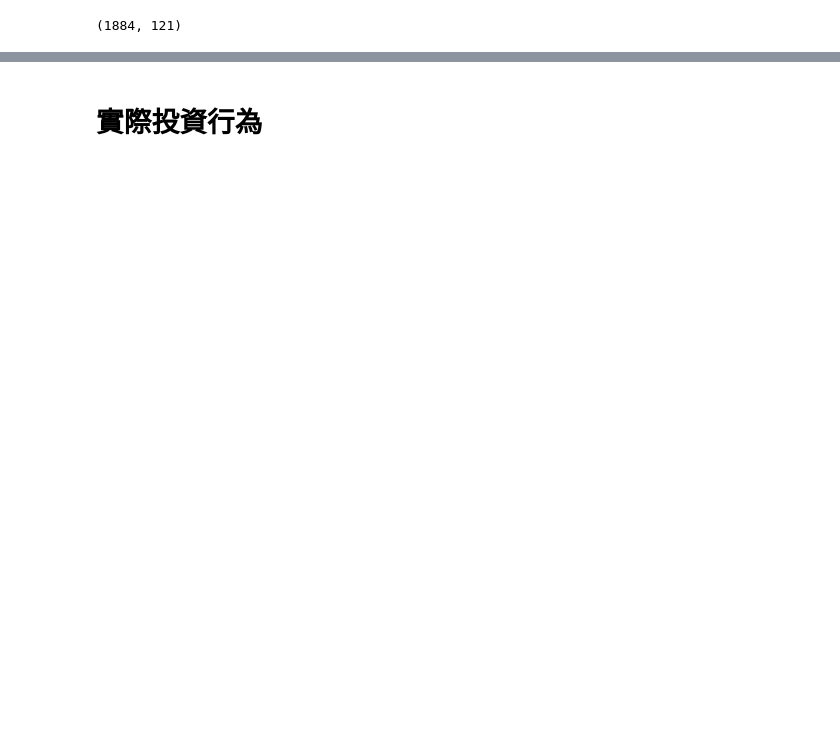
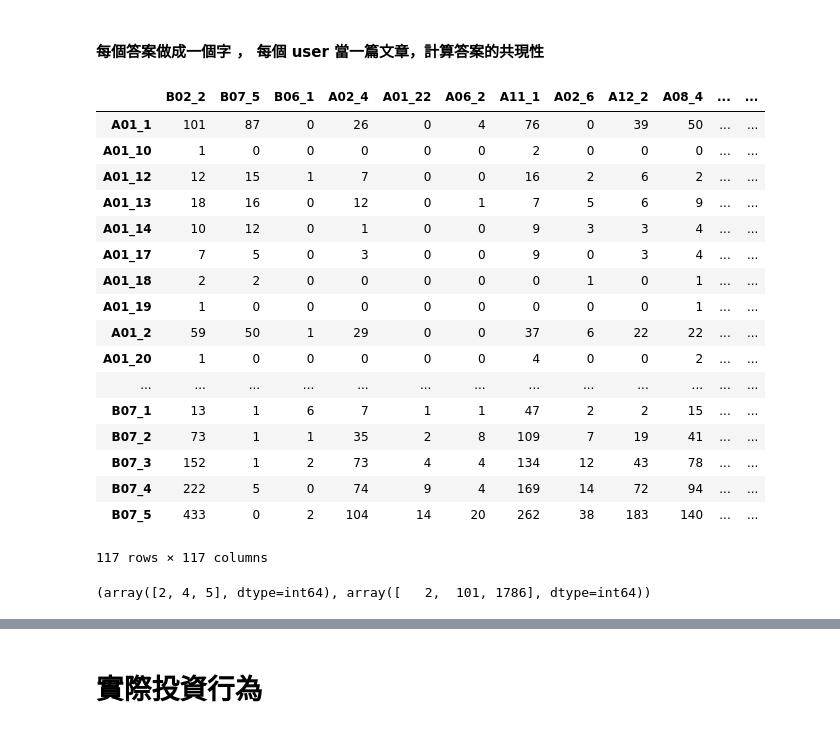
Before and after one commit to thtang/Fintech-Text-Mining-and-Machine-Learning, a Jupyter notebook: final/EDA.ipynb, the cells around one changed output, grey strips where cells are left out. Cells and saved outputs as stored; diff of their text form; code cells hidden in the pictures; blank space fills up the shorter version.

```diff
--- a/final/EDA.ipynb
+++ b/final/EDA.ipynb
@@ -30,3 +31,7 @@ for index, row in risk_qa.iterrows():
     attr_dict[row["客戶編號"]][row["題目序號"]].append(row["ANS_ORDER"])
     if max_ans_dict[row["題目序號"]]<row["ANS_ORDER"]:
         max_ans_dict[row["題目序號"]] = row["ANS_ORDER"]
+# %%
+for k1 in attr_dict.keys():
+    for k2 in attr_dict[k1].keys():
+        attr_dict[k1][k2] = list(set(attr_dict[k1][k2]))
@@ -33,3 +59,44 @@ for index, row in risk_qa.iterrows():
+# %% [markdown]
+#### 每個答案做成一個字 ， 每個 user 當一篇文章，計算答案的共現性
+# %%
+doc_word_list = []
+for uid in attr_dict.keys():
+    single_word_list = []
+    for aid in attr_dict[uid].keys():
+        single_word_list += [aid + "_" + str(ans) for ans in attr_dict[uid][aid]]
+    doc_word_list.append(single_word_list)
+# %%
+names = list(set([w for l in doc_word_list for w in l]))
+occurrences = OrderedDict((name, OrderedDict((name, 0) for name in names)) for name in names)
+
+# Find the co-occurrences:
+for l in doc_word_list:
+    for i in range(len(l)):
+        for item in l[:i] + l[i + 1:]:
+            occurrences[l[i]][item] += 1
+
+co_occur = pd.DataFrame.from_dict(occurrences)
+# %%
+co_occur
+# %% [output]
+|  | B02_2 | B07_5 | B06_1 | A02_4 | A01_22 | A06_2 | A11_1 | A02_6 | A12_2 | A08_4 | ... | ... |
+| A01_1 | 101 | 87 | 0 | 26 | 0 | 4 | 76 | 0 | 39 | 50 | ... | ... |
+| A01_10 | 1 | 0 | 0 | 0 | 0 | 0 | 2 | 0 | 0 | 0 | ... | ... |
+| A01_12 | 12 | 15 | 1 | 7 | 0 | 0 | 16 | 2 | 6 | 2 | ... | ... |
+| A01_13 | 18 | 16 | 0 | 12 | 0 | 1 | 7 | 5 | 6 | 9 | ... | ... |
+| A01_14 | 10 | 12 | 0 | 1 | 0 | 0 | 9 | 3 | 3 | 4 | ... | ... |
+| A01_17 | 7 | 5 | 0 | 3 | 0 | 0 | 9 | 0 | 3 | 4 | ... | ... |
+| A01_18 | 2 | 2 | 0 | 0 | 0 | 0 | 0 | 1 | 0 | 1 | ... | ... |
+| A01_19 | 1 | 0 | 0 | 0 | 0 | 0 | 0 | 0 | 0 | 1 | ... | ... |
+| A01_2 | 59 | 50 | 1 | 29 | 0 | 0 | 37 | 6 | 22 | 22 | ... | ... |
+| A01_20 | 1 | 0 | 0 | 0 | 0 | 0 | 4 | 0 | 0 | 2 | ... | ... |
+| ... | ... | ... | ... | ... | ... | ... | ... | ... | ... | ... | ... | ... |
+| B07_1 | 13 | 1 | 6 | 7 | 1 | 1 | 47 | 2 | 2 | 15 | ... | ... |
+| B07_2 | 73 | 1 | 1 | 35 | 2 | 8 | 109 | 7 | 19 | 41 | ... | ... |
+| B07_3 | 152 | 1 | 2 | 73 | 4 | 4 | 134 | 12 | 43 | 78 | ... | ... |
+| B07_4 | 222 | 5 | 0 | 74 | 9 | 4 | 169 | 14 | 72 | 94 | ... | ... |
+| B07_5 | 433 | 0 | 2 | 104 | 14 | 20 | 262 | 38 | 183 | 140 | ... | ... |
+117 rows × 117 columns
 # %%
 question_list = list(max_ans_dict.keys())
 # %%
@@ -51,7 +121,9 @@ feature_matrix = np.vstack(feature_matrix)
+# %%
+np.unique(risk_dist, return_counts=True)
+# %% [output]
+(array([2, 4, 5], dtype=int64), array([   2,  101, 1786], dtype=int64))
 # %%
 feature_matrix.shape
-# %% [output]
-(1884, 121)
 # %%
 X = feature_matrix
 X_embedded = TSNE(n_components=2, perplexity=80).fit_transform(X)
```
Also changed, not shown: parts of 16 cells of this notebook.
